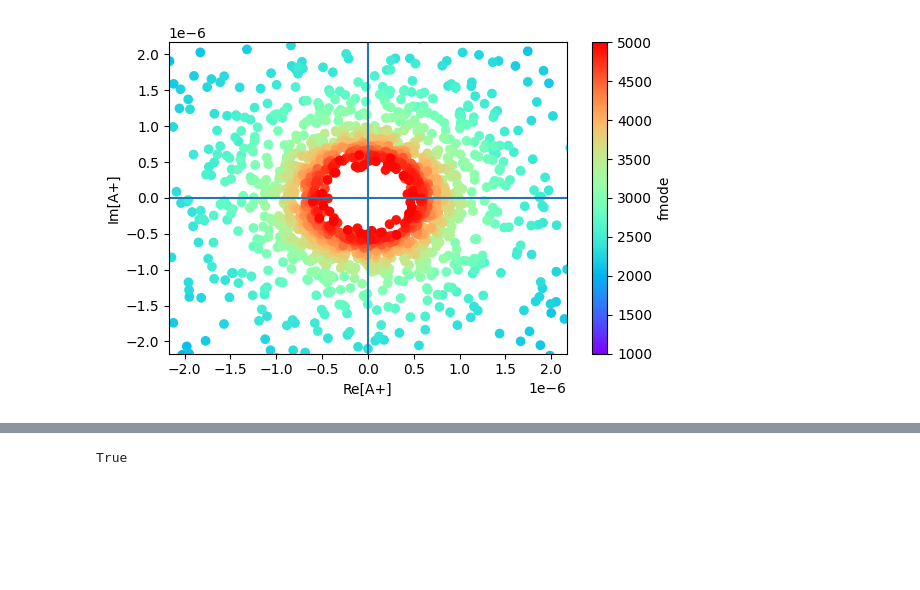
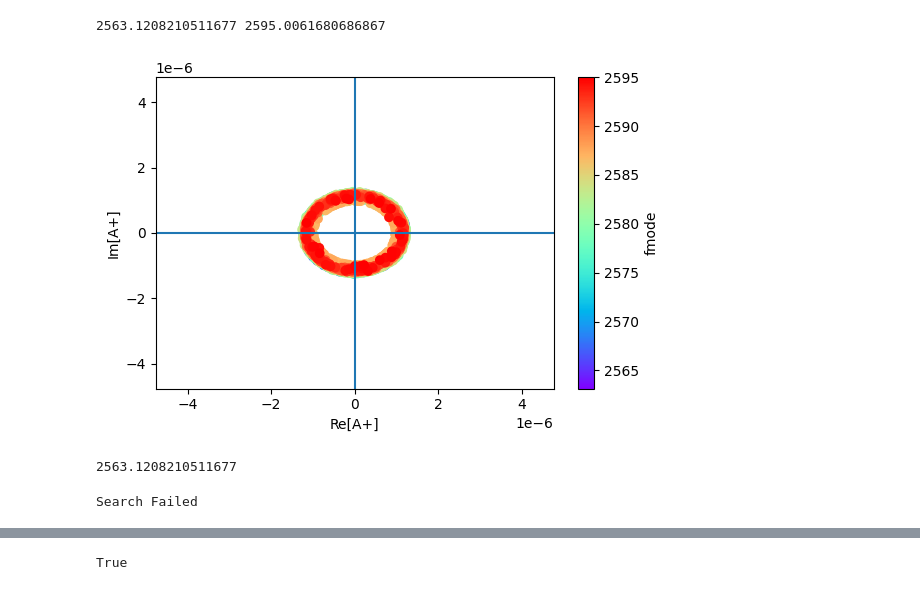
Before and after one commit to utkarsh7236/fmodes, a Jupyter notebook: Zerilli1.ipynb, the cells around one changed output, grey strips where cells are left out. Saved outputs shown, nothing was run; the diff lists cells and outputs as text; code cells hidden in the pictures; blank space fills up the shorter version.

```diff
--- a/Zerilli1.ipynb
+++ b/Zerilli1.ipynb
@@ -11,8 +11,25 @@ import time
 from scipy.optimize import minimize, approx_fprime, minimize_scalar
 from scipy.integrate import odeint
 # %%
-r_R = 1146401.0
-m_R = 2.775310176896487e+33
+# Star 1 (Normal) 1900, 2000
+# r_R = 1146401.0
+# m_R = 2.775310176896487e+33
+# z0 = [-3.39e-07, 9.95e-13]
+# lower_bound_fmode = 1
+# upper_bound_fmode = 2000
+
+# Star 2 (Heavy) 2550, 2600
+r_R = 1000801.0
+m_R = 4.076481530906363e+33
+z0 = [1.57e-07, 1.46e-13]
+lower_bound_fmode = 2550
+upper_bound_fmode = 2600
+
+# lower_bound_fmode = (0.65e3 + 30e-6 * np.sqrt(m_R/(r_R**3)))
+# upper_bound_fmode = (0.65e3 + 30.5e-6 * np.sqrt(m_R/(r_R**3)))
+# print(lower_bound_fmode, upper_bound_fmode)
+
+
 G = 6.67259e-8 # dyne cm2 g-2
 c = 2.99792458e10 # cms-1
 n_den = 2.3e14
@@ -22,6 +39,8 @@ l=2
 nl = (l-1)*(l+2)/2
 def _b(r, M):
     return (G*M)/((c**2)*r)
+# %% [output]
+2563.1208210511677 2595.0061680686867
 # %%
 def V_z_alt(r, m_R, nl):
     b = _b(r, m_R)
@@ -51,8 +70,10 @@ def alphas(omega, nl, m_R):
 # Initial Conditions
 omega_vals = []
 loss_vals = []
-for omega in tqdm(np.linspace(1e3*2*np.pi, 5e3*2*np.pi, 2000)):
-    z0 = [-3.39e-07, 9.95e-13]
+abs_loss_vals = []
+
+for omega in tqdm(np.linspace(lower_bound_fmode*2*np.pi, upper_bound_fmode*2*np.pi, 2000)):
+
     alpha0, alpha1, alpha2 = alphas(omega, nl, m_R)
 
     # From surface to inf
@@ -91,22 +112,41 @@ for omega in tqdm(np.linspace(1e3*2*np.pi, 5e3*2*np.pi, 2000)):
     abs_loss = abs(loss)
     omega_vals.append(omega)
     loss_vals.append(loss)
+    abs_loss_vals.append(abs_loss)
 
 omega_arr = np.array(omega_vals)
 loss_arr = np.array(loss_vals)
+abs_loss_arr = np.array(abs_loss_vals)
+fmode_arr = omega_arr/(2*np.pi)
 # %%
 plt.figure(dpi = 100)
-cols = omega_arr/(2*np.pi)
-sc = plt.scatter(np.real(loss_arr),np.imag(loss_arr), c = cols, cmap = cm.rainbow)
+sc = plt.scatter(np.real(loss_arr),np.imag(loss_arr), c = fmode_arr, cmap = cm.rainbow)
 plt.xlabel("Re[A+]")
 plt.ylabel("Im[A+]")
 plt.colorbar(sc, label = "fmode")
 plt.tight_layout()
 plt.axhline(0)
 plt.axvline(0)
 lim = 5*min(np.abs(loss_arr))
 plt.xlim(-lim, lim)
 plt.ylim(-lim, lim)
 plt.show()
 # %% [output]
-[figure, old version]
+[figure, new version]
+# %%
+from scipy.optimize import curve_fit
+def quadratic(x, a, b, c):
+    return a*(x**2)+b*(x)+c
+
+popt, pcov = curve_fit(quadratic, xdata = fmode_arr, ydata = abs_loss_arr)
+fmode = fmode_arr[np.argmin(quadratic(fmode_arr, *popt))]
+print(fmode)
+# %% [output]
+2563.1208210511677
+# %%
+if np.isclose(fmode, min(fmode_arr)) or np.isclose(fmode, max(fmode_arr)) or (popt[0] < 0):
+    print("Search Failed")
+else:
+    print(f"Search Successful!\nFmode = {round(fmode)}Hz")
+# %% [output]
+Search Failed
```
Also changed, not shown: parts of 3 cells of this notebook.
